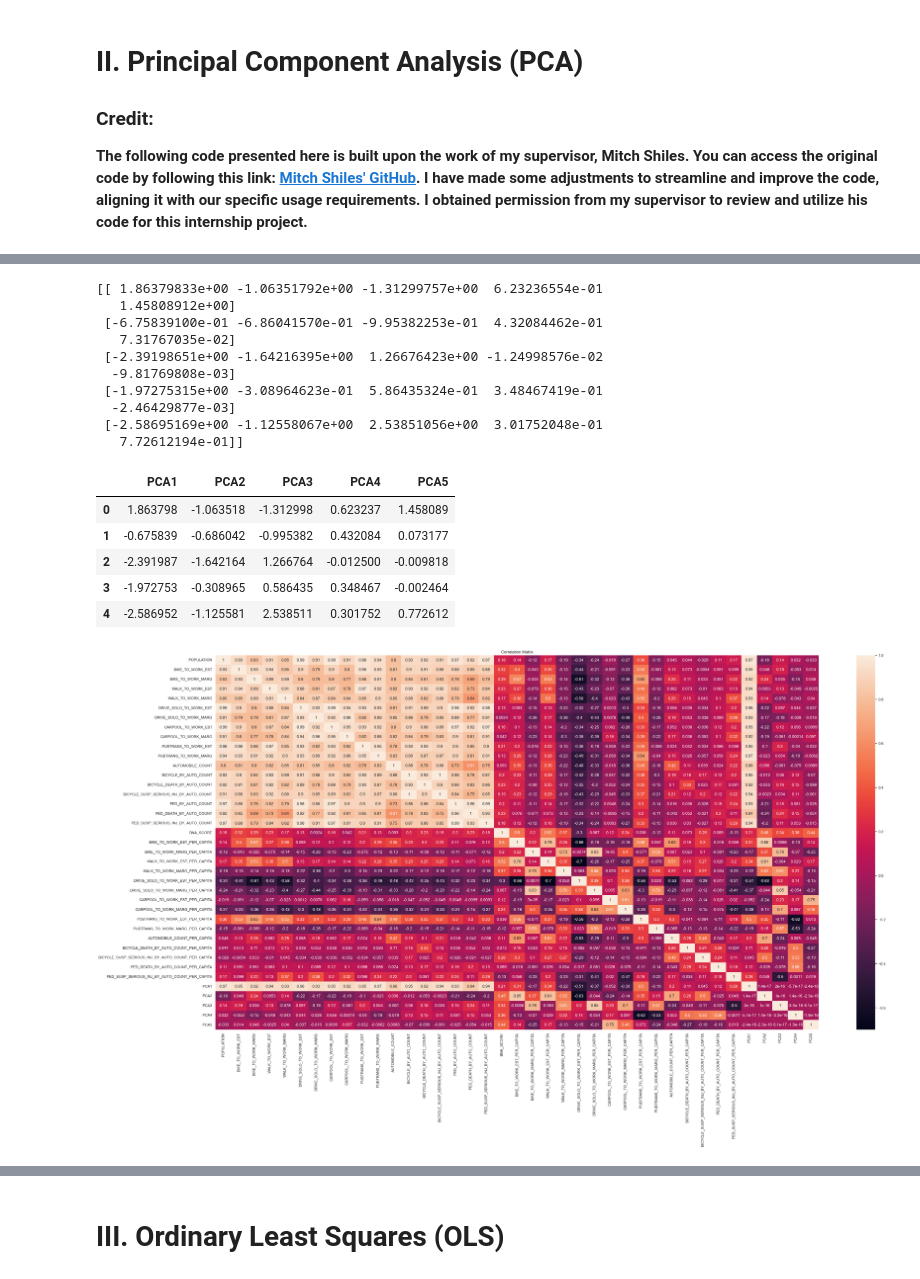
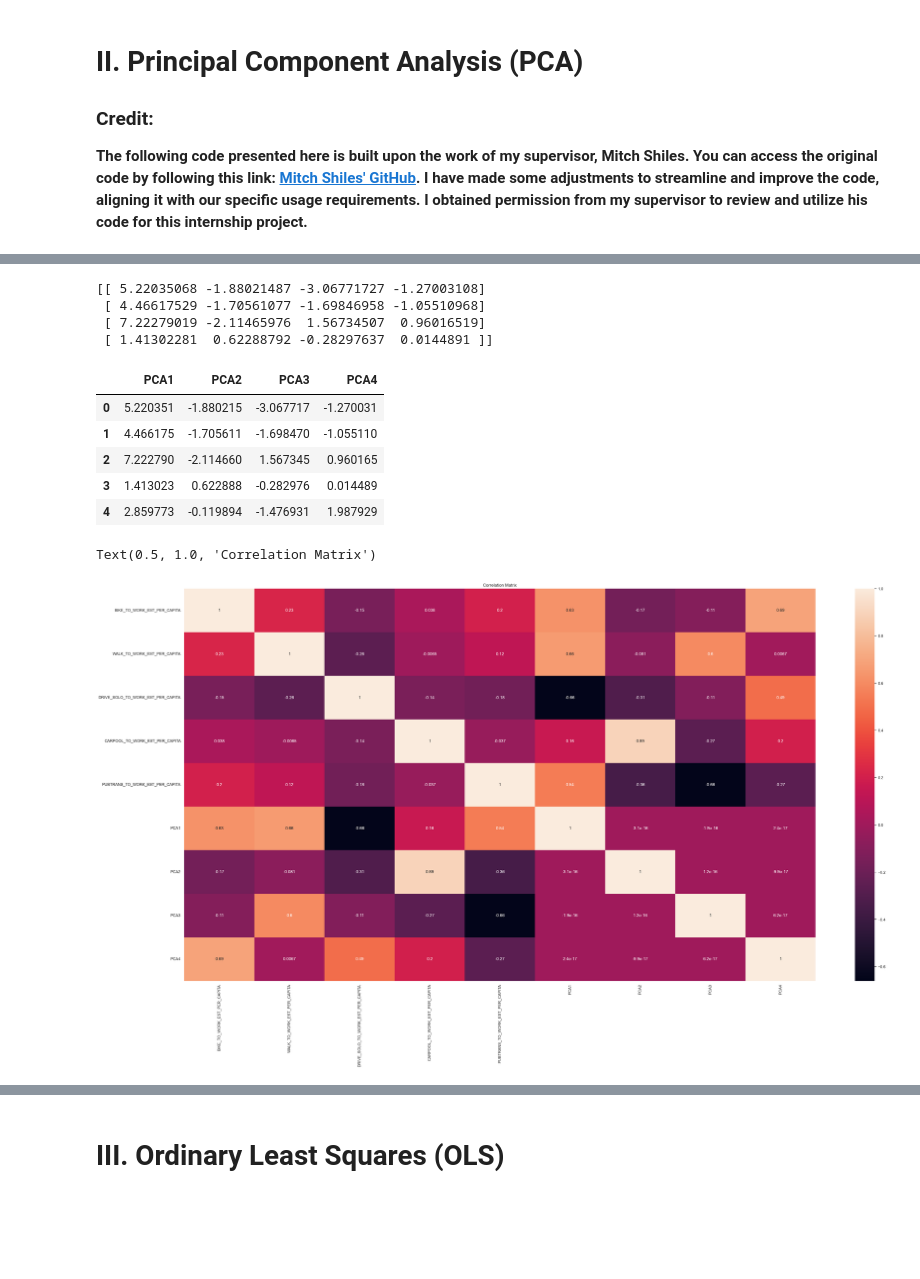
Before and after one commit to margaret613/Carlisle_Borough_Transportation_Study, a Jupyter notebook: crash_analysis_machine_learning_per_capita.ipynb, the cells around one changed output, grey strips where cells are left out. Cells and saved outputs as stored; diff of their text form; code cells hidden in the pictures; blank space fills up the shorter version.

```diff
--- a/crash_analysis_machine_learning_per_capita.ipynb
+++ b/crash_analysis_machine_learning_per_capita.ipynb
@@ -172,7 +156,7 @@ df_mass_crash['PED_SUSP_SERIOUS_INJ_BY_AUTO_COUNT'].fillna(0, inplace=True)
 df_mass_crash['PED_BY_AUTO_COUNT'] = df_mass_crash['PED_DEATH_BY_AUTO_COUNT'] + df_mass_crash['PED_SUSP_SERIOUS_INJ_BY_AUTO_COUNT']
 
 # Drop the duplicated rows
-df_mass_crash = df_mass_crash.drop_duplicates(subset=['CITY_TOWN_NAME', 'BNA Score', 'POPULATION',
+df_mass_crash = df_mass_crash.drop_duplicates(subset=['CITY_TOWN_NAME', 'POPULATION',
                                                       'BIKE_TO_WORK_EST', 'BICYCLE_BY_AUTO_COUNT',
                                                       'BICYCLE_DEATH_BY_AUTO_COUNT',
                                                       'BICYCLE_SUSP_SERIOUS_INJ_BY_AUTO_COUNT',
@@ -293,9 +303,13 @@ For the regression:
 # %%
-# Copy df_crash_bna as df_crash_filtered
-df_crash_filtered = df_crash_bna.copy()
+# Copy df_crash_acs as df_crash_filtered
+df_crash_filtered = df_crash_acs.copy()
 
 # Drop the binary column while running the PCA
-df_crash_filtered.keep(columns=['BIKE_TO_WORK_EST_PER_CAPITA', 'WALK_TO_WORK_EST_PER_CAPITA', 'DRIVE_SOLO_TO_WORK_EST_PER_CAPITA', 'CARPOOL_TO_WORK_EST_PER_CAPITA'], inplace=True)
+df_crash_filtered = df_crash_filtered[['BIKE_TO_WORK_EST_PER_CAPITA',
+                                       'WALK_TO_WORK_EST_PER_CAPITA',
+                                       'DRIVE_SOLO_TO_WORK_EST_PER_CAPITA',
+                                       'CARPOOL_TO_WORK_EST_PER_CAPITA',
+                                       'PUBTRANS_TO_WORK_EST_PER_CAPITA']]
 # %%
 # Normalize the features
 crash_scaler = StandardScaler()
@@ -366,60 +379,39 @@ The percentage of total variance in the dataset explained by each component from
 # %%
-n_components = 5
+n_components = 4
 pca = PCA(n_components)
 crash_pca_components = pca.fit_transform(crash_std)
-print(crash_pca_components[:5, :])
+print(crash_pca_components[:4, :])
 # %% [output]
-[[ 1.86379833e+00 -1.06351792e+00 -1.31299757e+00  6.23236554e-01
-   1.45808912e+00]
- [-6.75839100e-01 -6.86041570e-01 -9.95382253e-01  4.32084462e-01
-   7.31767035e-02]
- [-2.39198651e+00 -1.64216395e+00  1.26676423e+00 -1.24998576e-02
-  -9.81769808e-03]
- [-1.97275315e+00 -3.08964623e-01  5.86435324e-01  3.48467419e-01
-  -2.46429877e-03]
- [-2.58695169e+00 -1.12558067e+00  2.53851056e+00  3.01752048e-01
-   7.72612194e-01]]
+[[ 5.22035068 -1.88021487 -3.06771727 -1.27003108]
+ [ 4.46617529 -1.70561077 -1.69846958 -1.05510968]
+ [ 7.22279019 -2.11465976  1.56734507  0.96016519]
+ [ 1.41302281  0.62288792 -0.28297637  0.0144891 ]]
 # %%
-df_crash_filtered[["PCA1", "PCA2", "PCA3", "PCA4", "PCA5"]] = crash_pca_components[:]
-df_crash_filtered[["PCA1","PCA2","PCA3","PCA4","PCA5"]].head()
+df_crash_filtered[["PCA1", "PCA2", "PCA3", "PCA4"]] = crash_pca_components[:]
+df_crash_filtered[["PCA1","PCA2","PCA3", "PCA4"]].head()
 # %% [output]
-|  | PCA1 | PCA2 | PCA3 | PCA4 | PCA5 |
-| 0 | 1.863798 | -1.063518 | -1.312998 | 0.623237 | 1.458089 |
-| 1 | -0.675839 | -0.686042 | -0.995382 | 0.432084 | 0.073177 |
-| 2 | -2.391987 | -1.642164 | 1.266764 | -0.012500 | -0.009818 |
-| 3 | -1.972753 | -0.308965 | 0.586435 | 0.348467 | -0.002464 |
-| 4 | -2.586952 | -1.125581 | 2.538511 | 0.301752 | 0.772612 |
+|  | PCA1 | PCA2 | PCA3 | PCA4 |
+| 0 | 5.220351 | -1.880215 | -3.067717 | -1.270031 |
+| 1 | 4.466175 | -1.705611 | -1.698470 | -1.055110 |
+| 2 | 7.222790 | -2.114660 | 1.567345 | 0.960165 |
+| 3 | 1.413023 | 0.622888 | -0.282976 | 0.014489 |
+| 4 | 2.859773 | -0.119894 | -1.476931 | 1.987929 |
 # %%
 # Create heatmap
-heat_corr = df_crash_filtered[['POPULATION', 'BIKE_TO_WORK_EST', 'BIKE_TO_WORK_MARG',
-       'WALK_TO_WORK_EST', 'WALK_TO_WORK_MARG', 'DRIVE_SOLO_TO_WORK_EST',
-       'DRIVE_SOLO_TO_WORK_MARG', 'CARPOOL_TO_WORK_EST',
-       'CARPOOL_TO_WORK_MARG', 'PUBTRANS_TO_WORK_EST', 'PUBTRANS_TO_WORK_MARG',
-       'AUTOMOBILE_COUNT', 'BICYCLE_BY_AUTO_COUNT',
-       'BICYCLE_DEATH_BY_AUTO_COUNT', 'BICYCLE_SUSP_SERIOUS_INJ_BY_AUTO_COUNT',
-       'PED_BY_AUTO_COUNT', 'PED_DEATH_BY_AUTO_COUNT',
-       'PED_SUSP_SERIOUS_INJ_BY_AUTO_COUNT', 'BNA_SCORE',
-       'BIKE_TO_WORK_EST_PER_CAPITA', 'BIKE_TO_WORK_MARG_PER_CAPITA',
-       'WALK_TO_WORK_EST_PER_CAPITA', 'WALK_TO_WORK_MARG_PER_CAPITA',
-       'DRIVE_SOLO_TO_WORK_EST_PER_CAPITA',
-       'DRIVE_SOLO_TO_WORK_MARG_PER_CAPITA', 'CARPOOL_TO_WORK_EST_PER_CAPITA',
-       'CARPOOL_TO_WORK_MARG_PER_CAPITA', 'PUBTRANS_TO_WORK_EST_PER_CAPITA',
-       'PUBTRANS_TO_WORK_MARG_PER_CAPITA', 'AUTOMOBILE_COUNT_PER_CAPITA',
-       'BICYCLE_DEATH_BY_AUTO_COUNT_PER_CAPITA',
-       'BICYCLE_SUSP_SERIOUS_INJ_BY_AUTO_COUNT_PER_CAPITA',
-       'PED_DEATH_BY_AUTO_COUNT_PER_CAPITA',
-       'PED_SUSP_SERIOUS_INJ_BY_AUTO_COUNT_PER_CAPITA', 'PCA1', 'PCA2', 'PCA3',
-       'PCA4', 'PCA5']].corr()
+heat_corr = df_crash_filtered[['BIKE_TO_WORK_EST_PER_CAPITA', 'WALK_TO_WORK_EST_PER_CAPITA',
+       'DRIVE_SOLO_TO_WORK_EST_PER_CAPITA', 'CARPOOL_TO_WORK_EST_PER_CAPITA',
+       'PUBTRANS_TO_WORK_EST_PER_CAPITA', 'PCA1', 'PCA2', 'PCA3', 'PCA4']].corr()
 
 plt.figure(figsize=(40,20))
-sns.set(rc={ 'figure.facecolor':'w'})
+sns.set(rc={'figure.facecolor':'w'})
 sns.heatmap(heat_corr, annot=True)
 plt.title("Correlation Matrix")
 
 # Save the heatmap as a PNG file
-plt.savefig('correlation_heatmap.png', format='png')
-plt.show()
+# plt.savefig('correlation_heatmap.png', format='png')
+# plt.show()
 # %% [output]
+Text(0.5, 1.0, 'Correlation Matrix')
-[figure, old version]
+[figure, new version]
 # %%
 # Add PCA components into the dataframe
```
Also changed, not shown: parts of 38 cells of this notebook, 4 other files.
